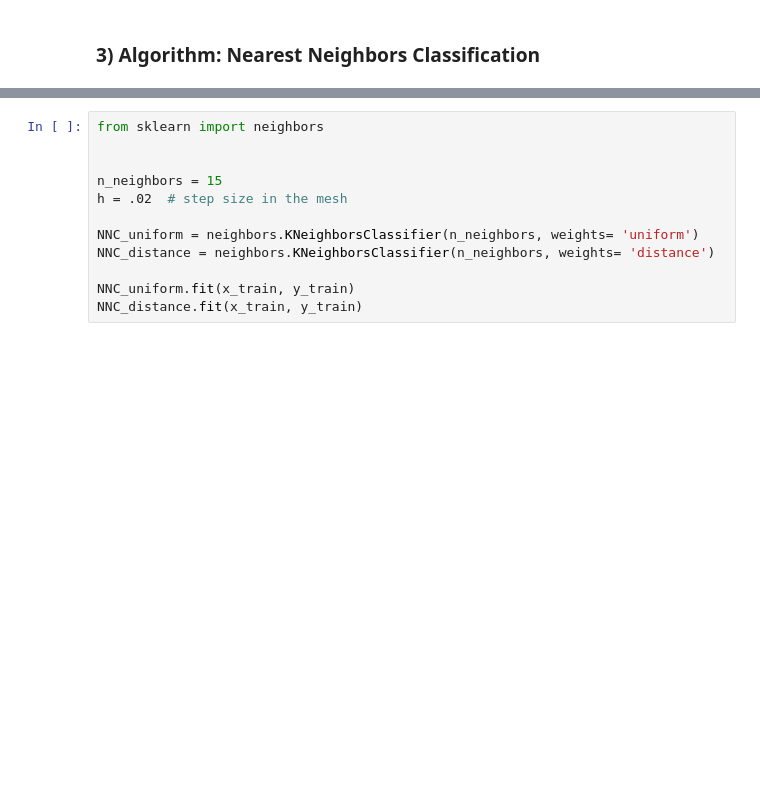
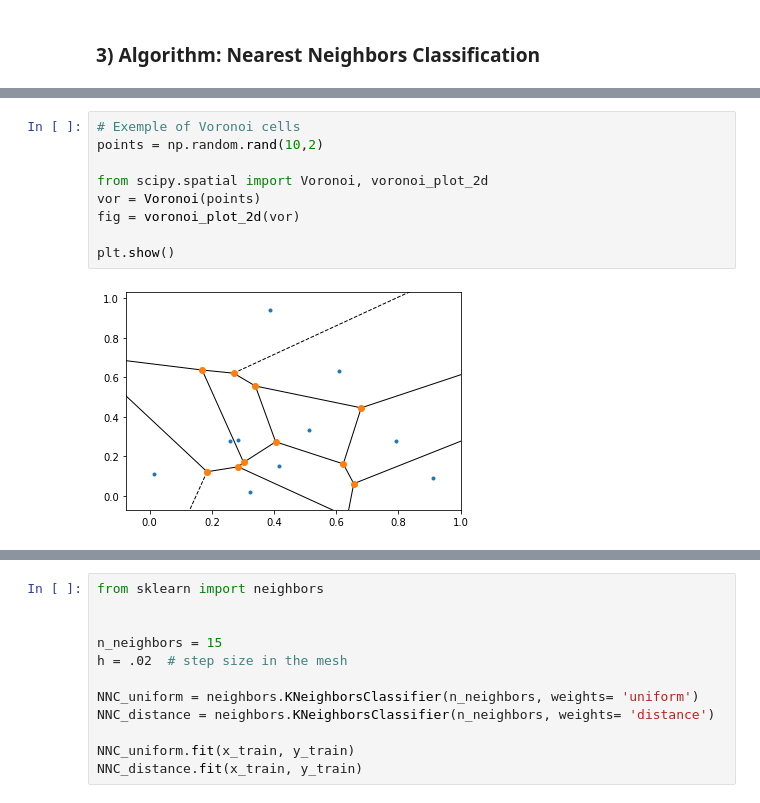
Before and after one commit to sofros/SFML_INFO_F422, a Jupyter notebook: Classification_Notebook.ipynb, the cells around one changed output, grey strips where cells are left out. Saved outputs shown, nothing was run; the diff lists cells and outputs as text; blank space fills up the shorter version.

Commit message:
k-NN and random forest
Adding theoretical part for k-nearest neighbors and random forest

```diff
--- a/Classification_Notebook.ipynb
+++ b/Classification_Notebook.ipynb
@@ -273,0 +293,11 @@ code
+# %%
+# Exemple of Voronoi cells
+points = np.random.rand(10,2)
+
+from scipy.spatial import Voronoi, voronoi_plot_2d
+vor = Voronoi(points)
+fig = voronoi_plot_2d(vor)
+
+plt.show()
+# %% [output]
+[figure, added]
```
Also changed, not shown: parts of 28 cells of this notebook, 1 other file.
